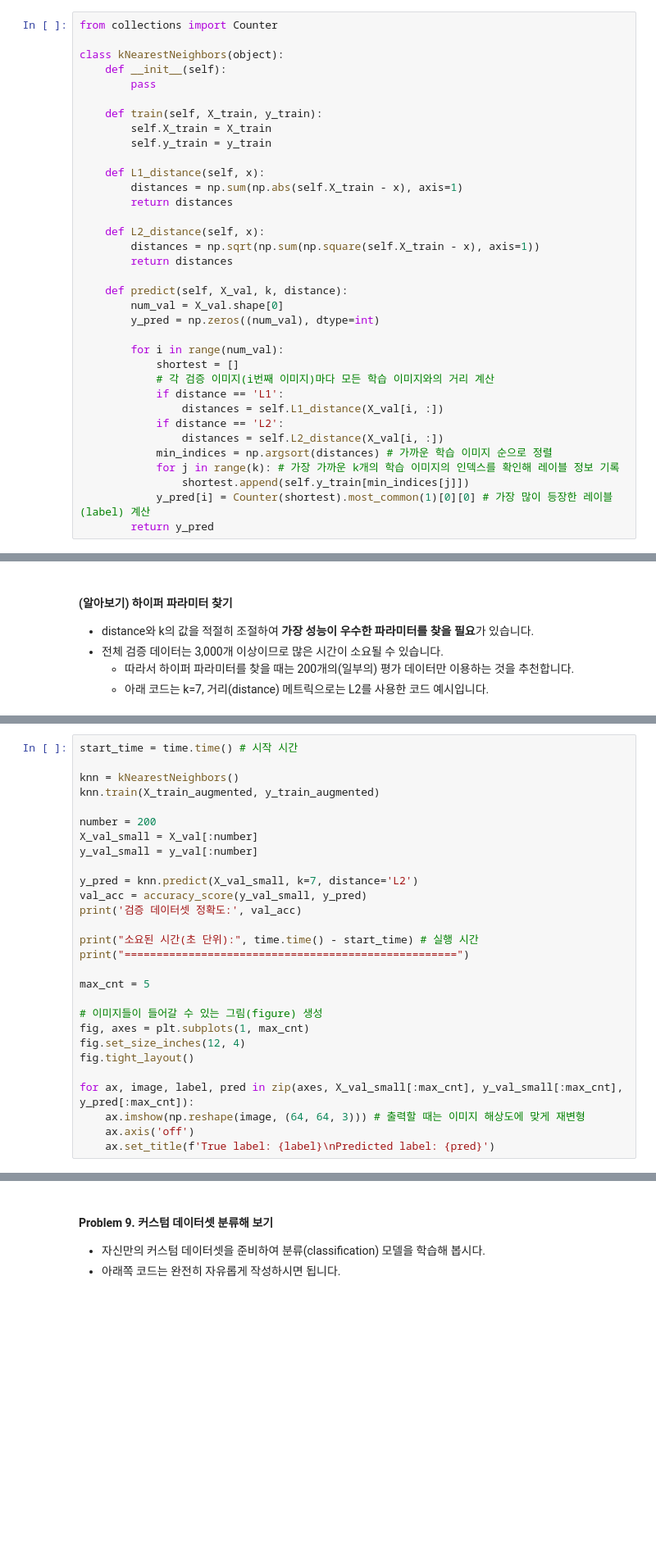
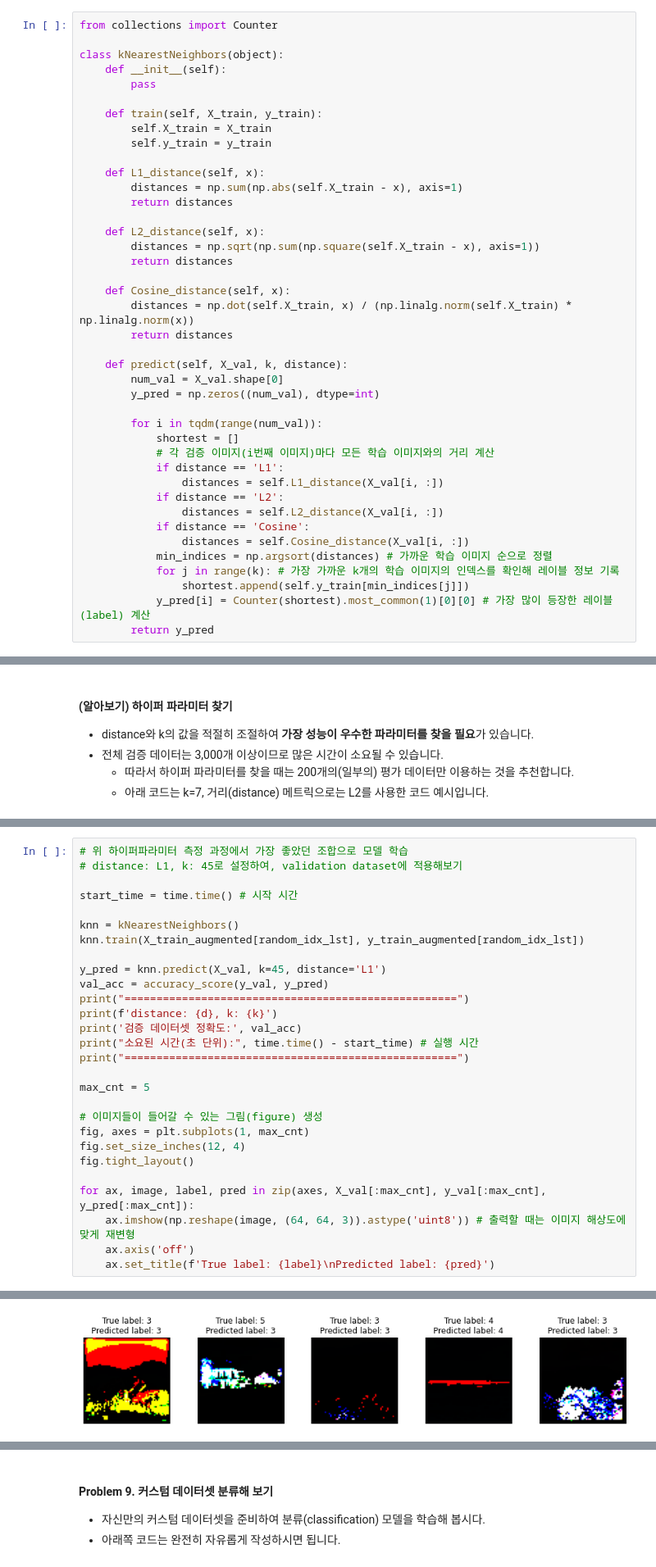
Before and after one commit to Paul-scpark/AI-dev-course, a Jupyter notebook: 9주차/Problem_scene_image_classification.ipynb, the cells around one changed output, grey strips where cells are left out. Shown at 82% size. Drawn from its saved outputs; the diff is of its cells as text; blank space fills up the shorter version.

```diff
--- a/9주차/Problem_scene_image_classification.ipynb
+++ b/9주차/Problem_scene_image_classification.ipynb
@@ -754,17 +719,23 @@ class kNearestNeighbors(object):
         distances = np.sqrt(np.sum(np.square(self.X_train - x), axis=1))
         return distances
 
+    def Cosine_distance(self, x):
+        distances = np.dot(self.X_train, x) / (np.linalg.norm(self.X_train) * np.linalg.norm(x))
+        return distances
+
     def predict(self, X_val, k, distance):
         num_val = X_val.shape[0]
         y_pred = np.zeros((num_val), dtype=int)
 
-        for i in range(num_val):
+        for i in tqdm(range(num_val)):
             shortest = []
             # 각 검증 이미지(i번째 이미지)마다 모든 학습 이미지와의 거리 계산
             if distance == 'L1':
                 distances = self.L1_distance(X_val[i, :])
             if distance == 'L2':
                 distances = self.L2_distance(X_val[i, :])
+            if distance == 'Cosine':
+                distances = self.Cosine_distance(X_val[i, :])
             min_indices = np.argsort(distances) # 가까운 학습 이미지 순으로 정렬
             for j in range(k): # 가장 가까운 k개의 학습 이미지의 인덱스를 확인해 레이블 정보 기록
                 shortest.append(self.y_train[min_indices[j]])
@@ -807,17 +874,17 @@ KeyboardInterrupt:
 # %%
+# 위 하이퍼파라미터 측정 과정에서 가장 좋았던 조합으로 모델 학습
+# distance: L1, k: 45로 설정하여, validation dataset에 적용해보기
+
 start_time = time.time() # 시작 시간
 
 knn = kNearestNeighbors()
-knn.train(X_train_augmented, y_train_augmented)
+knn.train(X_train_augmented[random_idx_lst], y_train_augmented[random_idx_lst])
 
-number = 200
-X_val_small = X_val[:number]
-y_val_small = y_val[:number]
-
-y_pred = knn.predict(X_val_small, k=7, distance='L2')
-val_acc = accuracy_score(y_val_small, y_pred)
+y_pred = knn.predict(X_val, k=45, distance='L1')
+val_acc = accuracy_score(y_val, y_pred)
+print("====================================================")
+print(f'distance: {d}, k: {k}')
 print('검증 데이터셋 정확도:', val_acc)
-
 print("소요된 시간(초 단위):", time.time() - start_time) # 실행 시간
 print("====================================================")
 
@@ -828,7 +895,8 @@ fig, axes = plt.subplots(1, max_cnt)
 fig.set_size_inches(12, 4)
 fig.tight_layout()
 
-for ax, image, label, pred in zip(axes, X_val_small[:max_cnt], y_val_small[:max_cnt], y_pred[:max_cnt]):
-    ax.imshow(np.reshape(image, (64, 64, 3))) # 출력할 때는 이미지 해상도에 맞게 재변형
+for ax, image, label, pred in zip(axes, X_val[:max_cnt], y_val[:max_cnt], y_pred[:max_cnt]):
+    ax.imshow(np.reshape(image, (64, 64, 3)).astype('uint8')) # 출력할 때는 이미지 해상도에 맞게 재변형
     ax.axis('off')
     ax.set_title(f'True label: {label}\nPredicted label: {pred}')
+# %% [output]
@@ -835,3 +908,4 @@ for ax, image, label, pred in zip(axes, X_val_small[:max_cnt], y_val_small[:max_
+[figure, added]
 # %% [markdown]
 #### <b>(알아보기) 커스텀 데이터셋 찾기</b>
 
```
Also changed, not shown: parts of 30 cells of this notebook.
